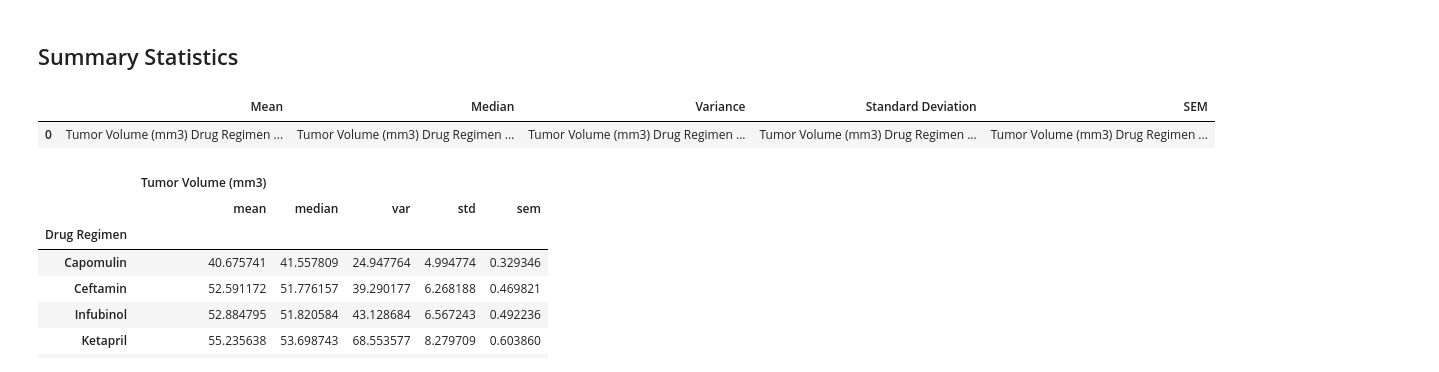
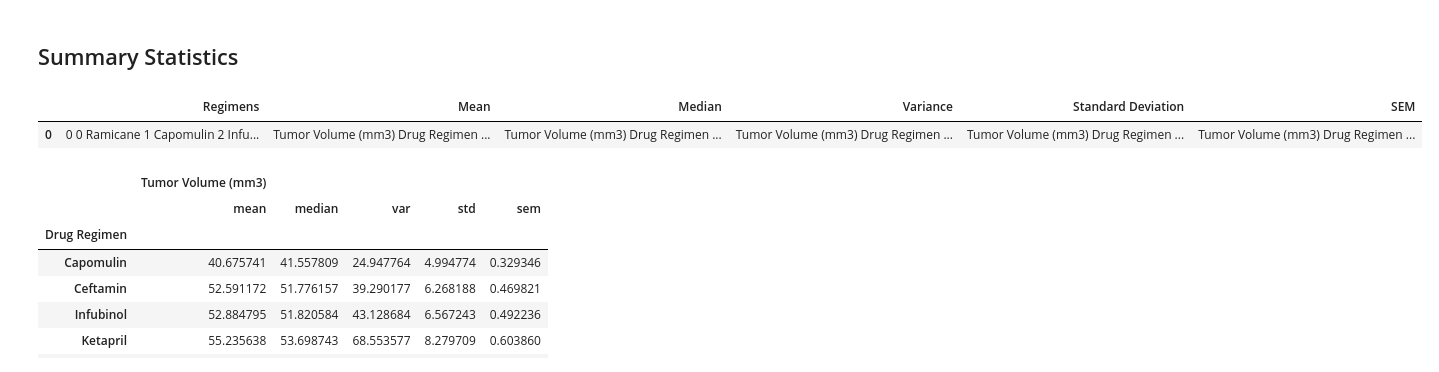
Before and after one commit to andyob715/Matplotlib-challenge, a Jupyter notebook: 05-Matplotlib/Instructions/Pymaceuticals/pymaceuticals_starter.ipynb, the cells around one changed output. Drawn from its saved outputs; the diff is of its cells as text; code cells hidden in the pictures.

Commit message:
Minor cleanup, still couldn't get the summary results to work, just out of time

```diff
--- a/05-Matplotlib/Instructions/Pymaceuticals/pymaceuticals_starter.ipynb
+++ b/05-Matplotlib/Instructions/Pymaceuticals/pymaceuticals_starter.ipynb
@@ -110,27 +110,32 @@ unique_mice_clean
 # %%
 # Generate a summary statistics table of mean, median, variance, standard deviation, and SEM of the tumor volume for each regimen
 tumor_list_clean = clean_combined_df[["Drug Regimen","Tumor Volume (mm3)"]]
+
+tumor_list_regimens = clean_combined_df["Drug Regimen"].unique()
+tumor_list_f = pd.DataFrame(tumor_list_regimens)
+
 
 tumor_mean_reg = tumor_list_clean.groupby("Drug Regimen").mean()
 
 tumor_med_reg = tumor_list_clean.groupby("Drug Regimen").median()
 
 tumor_var_reg = tumor_list_clean.groupby('Drug Regimen').var()
 
 tumor_std_reg = tumor_list_clean.groupby('Drug Regimen').std()
 
 tumor_sem_reg = tumor_list_clean.groupby('Drug Regimen').sem()
 
-summary_df = pd.DataFrame([{
+summary_df = [{"Regimens":tumor_list_f,
                             "Mean": tumor_mean_reg,
                             "Median": tumor_med_reg,
                             "Variance": tumor_var_reg,
                             "Standard Deviation": tumor_std_reg,
-                            "SEM": tumor_sem_reg,}])
-summary_df
+                            "SEM": tumor_sem_reg,}]
+summary_dff = pd.DataFrame(summary_df)
+summary_dff
 # %% [output]
-|  | Mean | Median | Variance | Standard Deviation | SEM |
-| 0 | Tumor Volume (mm3) Drug Regimen ... | Tumor Volume (mm3) Drug Regimen ... | Tumor Volume (mm3) Drug Regimen ... | Tumor Volume (mm3) Drug Regimen ... | Tumor Volume (mm3) Drug Regimen ... |
+|  | Regimens | Mean | Median | Variance | Standard Deviation | SEM |
+| 0 | 0 0 Ramicane 1 Capomulin 2 Infu... | Tumor Volume (mm3) Drug Regimen ... | Tumor Volume (mm3) Drug Regimen ... | Tumor Volume (mm3) Drug Regimen ... | Tumor Volume (mm3) Drug Regimen ... | Tumor Volume (mm3) Drug Regimen ... |
 # %%
 # Generate a summary statistics table of mean, median, variance, standard deviation, and SEM of the tumor volume for each regimen
 tumor_group_by = tumor_list_clean.groupby("Drug Regimen").agg(['mean','median','var','std','sem'])
```
Also changed, not shown: parts of 1 cell of this notebook.
